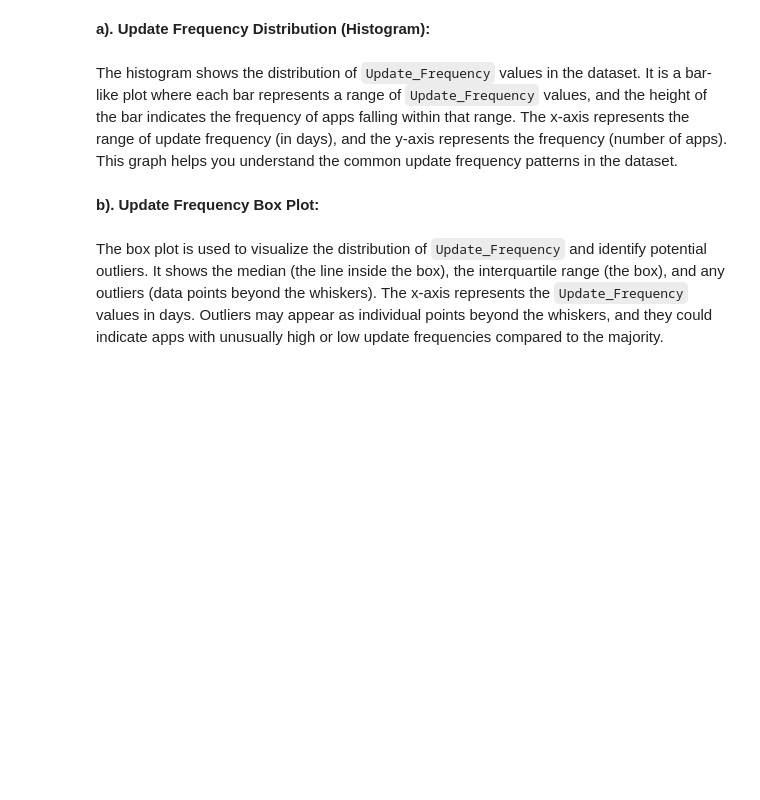
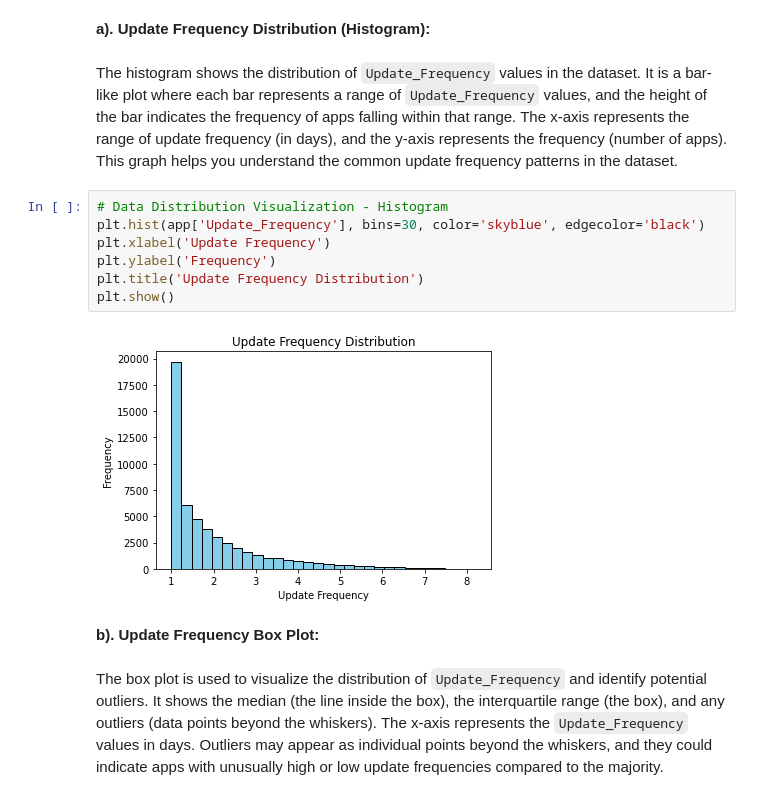
Before and after one commit to XIC051/ECE176-FINAL-PROJECT, a Jupyter notebook: EDACheckpoint_group13 (4).ipynb, the cells around one changed output. Cells and saved outputs as stored; diff of their text form; blank space fills up the shorter version.

```diff
--- a/EDACheckpoint_group13 (3).ipynb
+++ b/EDACheckpoint_group13 (4).ipynb
@@ -298,6 +298,15 @@ Name: Update_Frequency, dtype: float64
 **a). Update Frequency Distribution (Histogram):**
 # %% [markdown]
 The histogram shows the distribution of `Update_Frequency` values in the dataset. It is a bar-like plot where each bar represents a range of `Update_Frequency` values, and the height of the bar indicates the frequency of apps falling within that range. The x-axis represents the range of update frequency (in days), and the y-axis represents the frequency (number of apps). This graph helps you understand the common update frequency patterns in the dataset.
+# %%
+# Data Distribution Visualization - Histogram
+plt.hist(app['Update_Frequency'], bins=30, color='skyblue', edgecolor='black')
+plt.xlabel('Update Frequency')
+plt.ylabel('Frequency')
+plt.title('Update Frequency Distribution')
+plt.show()
+# %% [output]
+[figure, added]
 # %% [markdown]
 **b). Update Frequency Box Plot:**
 # %% [markdown]
```
Also changed, not shown: parts of 2 cells of this notebook.
